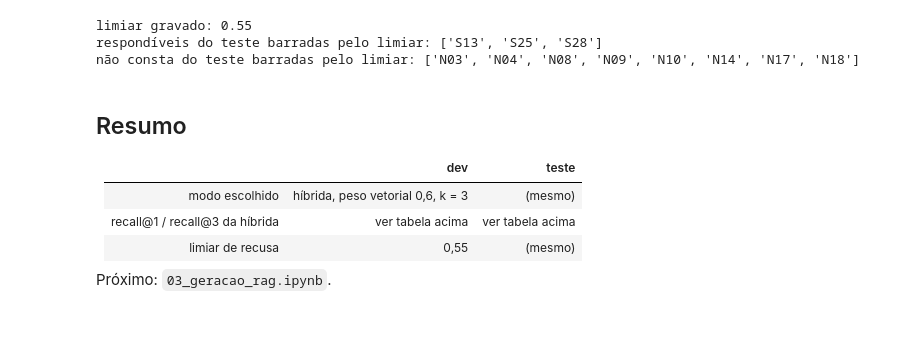
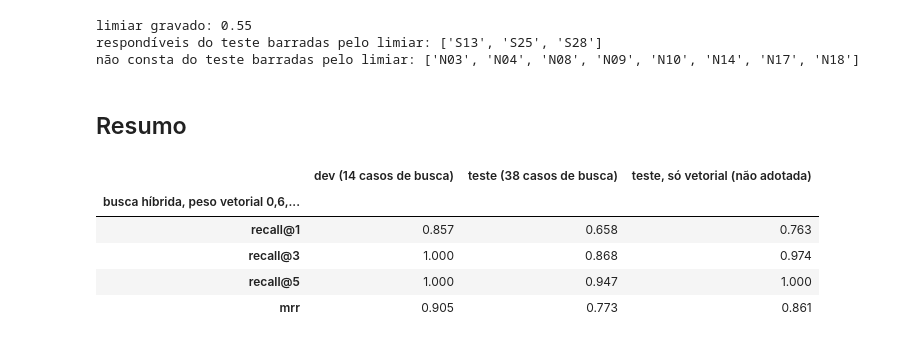
Before and after one commit to FelipeVoidela/GS2-2026-GENERATIVE-IA, a Jupyter notebook: notebooks/02_busca_recall_limiar.ipynb, the cells around one changed output. Saved outputs shown, nothing was run; the diff lists cells and outputs as text; code cells hidden in the pictures.

```diff
--- a/notebooks/02_busca_recall_limiar.ipynb
+++ b/notebooks/02_busca_recall_limiar.ipynb
@@ -226,13 +227,18 @@ print("não consta do teste barradas pelo limiar:", list(pteste[(~pteste["consta
 limiar gravado: 0.55
 respondíveis do teste barradas pelo limiar: ['S13', 'S25', 'S28']
 não consta do teste barradas pelo limiar: ['N03', 'N04', 'N08', 'N09', 'N10', 'N14', 'N17', 'N18']
-# %% [markdown]
-## Resumo
-
-| | dev | teste |
-|---|---|---|
-| modo escolhido | híbrida, peso vetorial 0,6, k = 3 | (mesmo) |
-| recall@1 / recall@3 da híbrida | ver tabela acima | ver tabela acima |
-| limiar de recusa | 0,55 | (mesmo) |
-
-Próximo: `03_geracao_rag.ipynb`.
+# %% [markdown]
+## Resumo
+# %%
+pd.DataFrame({
+    "dev (14 casos de busca)": rec_dev.loc["hibrida", ["recall@1", "recall@3", "recall@5", "mrr"]],
+    "teste (38 casos de busca)": rec_teste.loc["hibrida", ["recall@1", "recall@3", "recall@5", "mrr"]],
+    "teste, só vetorial (não adotada)": rec_teste.loc["vetorial", ["recall@1", "recall@3", "recall@5", "mrr"]],
+}).rename_axis("busca híbrida, peso vetorial 0,6, k = 3")
+# %% [output]
+|  | dev (14 casos de busca) | teste (38 casos de busca) | teste, só vetorial (não adotada) |
+| busca híbrida, peso vetorial 0,6,... |  |  |  |
+| recall@1 | 0.857 | 0.658 | 0.763 |
+| recall@3 | 1.000 | 0.868 | 0.974 |
+| recall@5 | 1.000 | 0.947 | 1.000 |
+| mrr | 0.905 | 0.773 | 0.861 |
```
Also changed, not shown: parts of 6 cells of this notebook, 15 other files.
